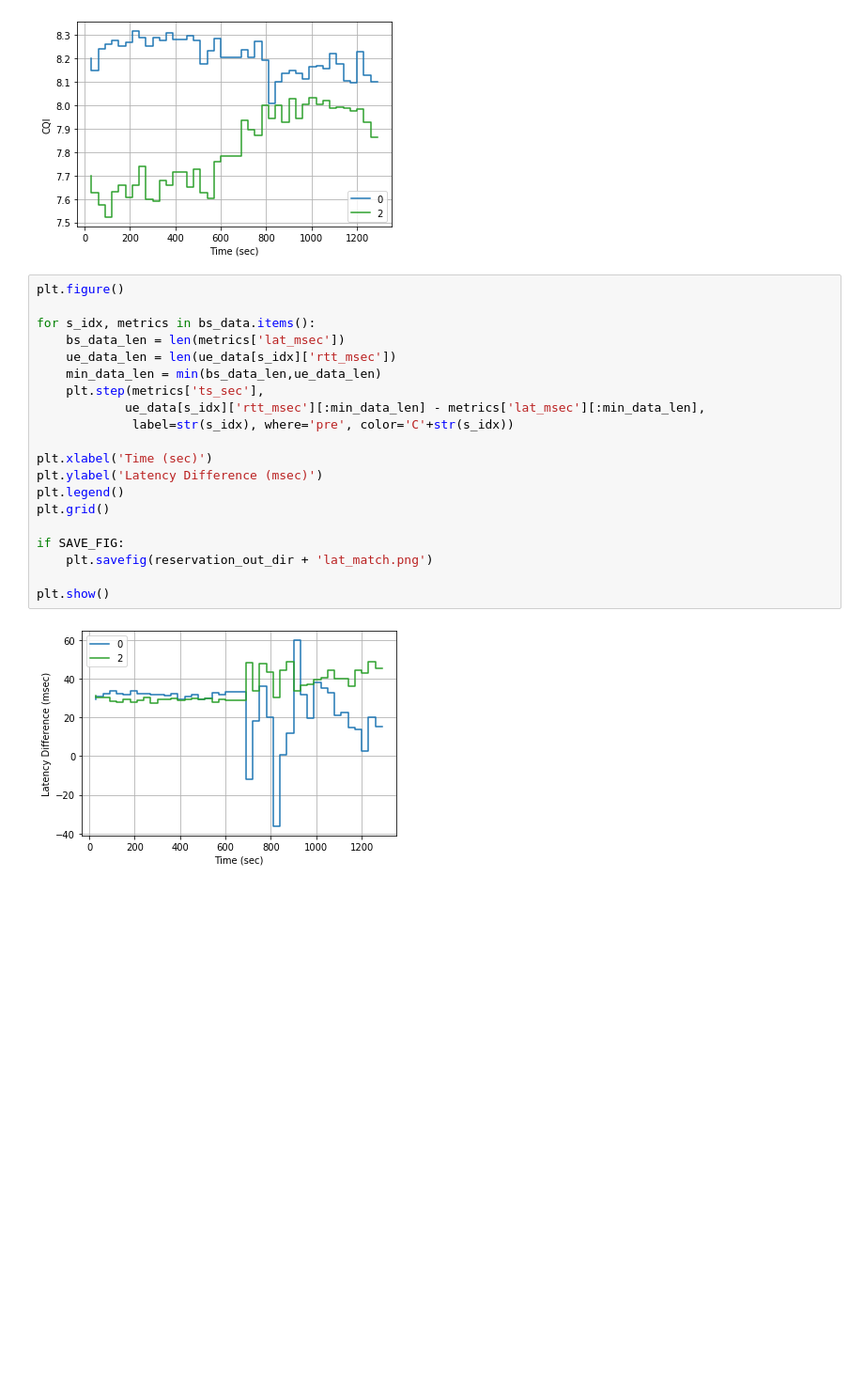
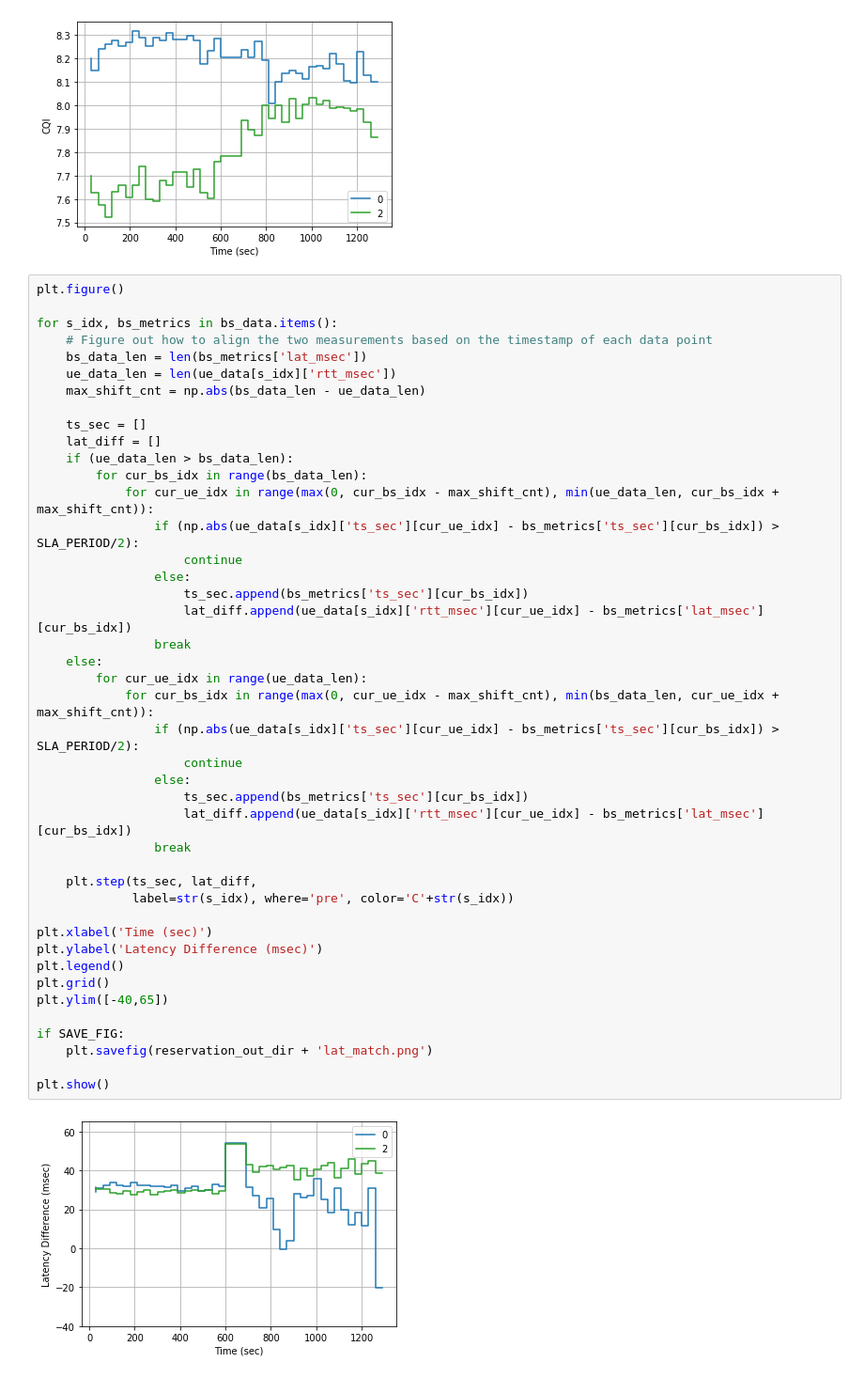
Before and after one commit to serhatarslan-hub/cell-order, a Jupyter notebook: analysis/cell-order-plots.ipynb, the cells around one changed output. Shown: that part at 94% size. Cells and saved outputs as stored; diff of their text form; blank space fills up the shorter version.

Commit message:
Fix measurement alignment logic

```diff
--- a/analysis/cell-order-plots.ipynb
+++ b/analysis/cell-order-plots.ipynb
@@ -213,25 +213,48 @@ if ('cqi' in bs_data[list(bs_data)[0]].keys()):
     plt.show()
 # %% [output]
 [figure]
-# %%
-plt.figure()
-
-for s_idx, metrics in bs_data.items():
-    bs_data_len = len(metrics['lat_msec'])
-    ue_data_len = len(ue_data[s_idx]['rtt_msec'])
-    min_data_len = min(bs_data_len,ue_data_len)
-    plt.step(metrics['ts_sec'],
-            ue_data[s_idx]['rtt_msec'][:min_data_len] - metrics['lat_msec'][:min_data_len],
-             label=str(s_idx), where='pre', color='C'+str(s_idx))
-
-plt.xlabel('Time (sec)')
-plt.ylabel('Latency Difference (msec)')
-plt.legend()
-plt.grid()
-
-if SAVE_FIG:
-    plt.savefig(reservation_out_dir + 'lat_match.png')
-
-plt.show()
-# %% [output]
-[figure, removed]
+# %%
+plt.figure()
+
+for s_idx, bs_metrics in bs_data.items():
+    # Figure out how to align the two measurements based on the timestamp of each data point
+    bs_data_len = len(bs_metrics['lat_msec'])
+    ue_data_len = len(ue_data[s_idx]['rtt_msec'])
+    max_shift_cnt = np.abs(bs_data_len - ue_data_len)
+
+    ts_sec = []
+    lat_diff = []
+    if (ue_data_len > bs_data_len):
+        for cur_bs_idx in range(bs_data_len):
+            for cur_ue_idx in range(max(0, cur_bs_idx - max_shift_cnt), min(ue_data_len, cur_bs_idx + max_shift_cnt)):
+                if (np.abs(ue_data[s_idx]['ts_sec'][cur_ue_idx] - bs_metrics['ts_sec'][cur_bs_idx]) > SLA_PERIOD/2):
+                    continue
+                else:
+                    ts_sec.append(bs_metrics['ts_sec'][cur_bs_idx])
+                    lat_diff.append(ue_data[s_idx]['rtt_msec'][cur_ue_idx] - bs_metrics['lat_msec'][cur_bs_idx])
+                break
+    else:
+        for cur_ue_idx in range(ue_data_len):
+            for cur_bs_idx in range(max(0, cur_ue_idx - max_shift_cnt), min(bs_data_len, cur_ue_idx + max_shift_cnt)):
+                if (np.abs(ue_data[s_idx]['ts_sec'][cur_ue_idx] - bs_metrics['ts_sec'][cur_bs_idx]) > SLA_PERIOD/2):
+                    continue
+                else:
+                    ts_sec.append(bs_metrics['ts_sec'][cur_bs_idx])
+                    lat_diff.append(ue_data[s_idx]['rtt_msec'][cur_ue_idx] - bs_metrics['lat_msec'][cur_bs_idx])
+                break
+
+    plt.step(ts_sec, lat_diff,
+             label=str(s_idx), where='pre', color='C'+str(s_idx))
+
+plt.xlabel('Time (sec)')
+plt.ylabel('Latency Difference (msec)')
+plt.legend()
+plt.grid()
+plt.ylim([-40,65])
+
+if SAVE_FIG:
+    plt.savefig(reservation_out_dir + 'lat_match.png')
+
+plt.show()
+# %% [output]
+[figure, added]
```
Also changed, not shown: parts of 1 cell of this notebook, 2 other files.
